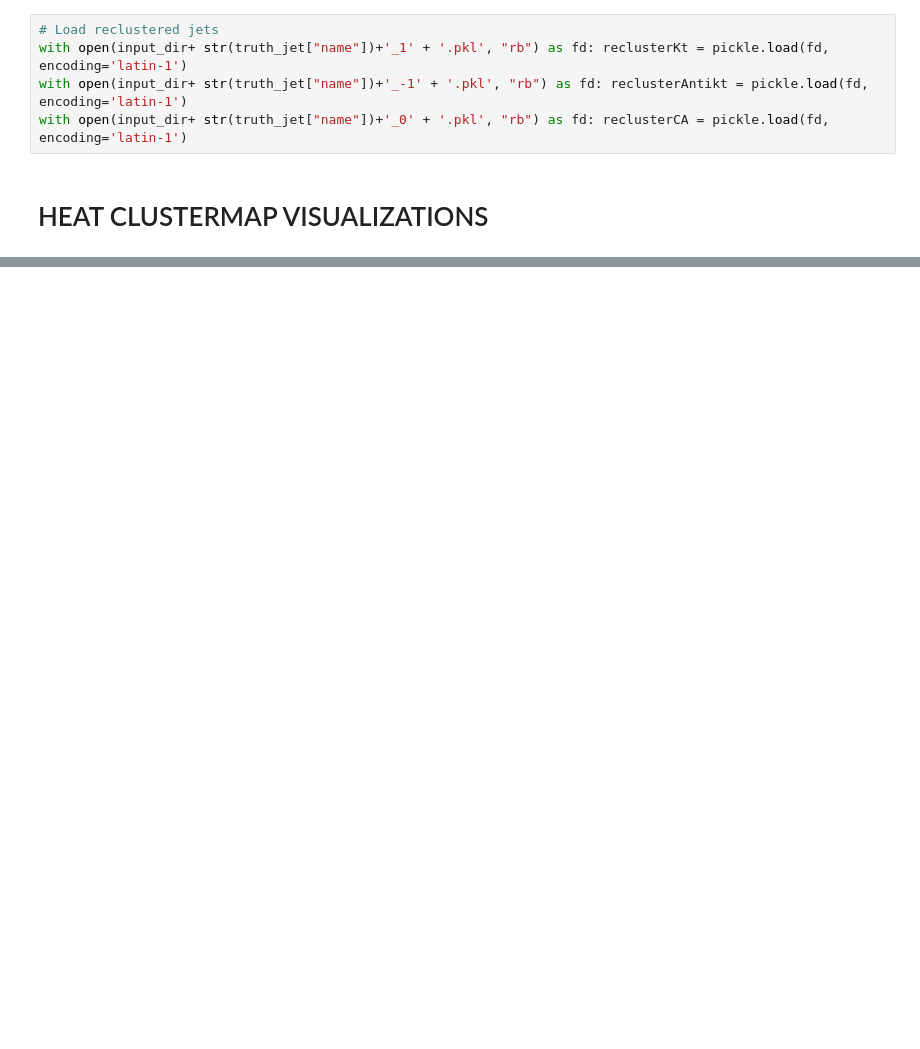
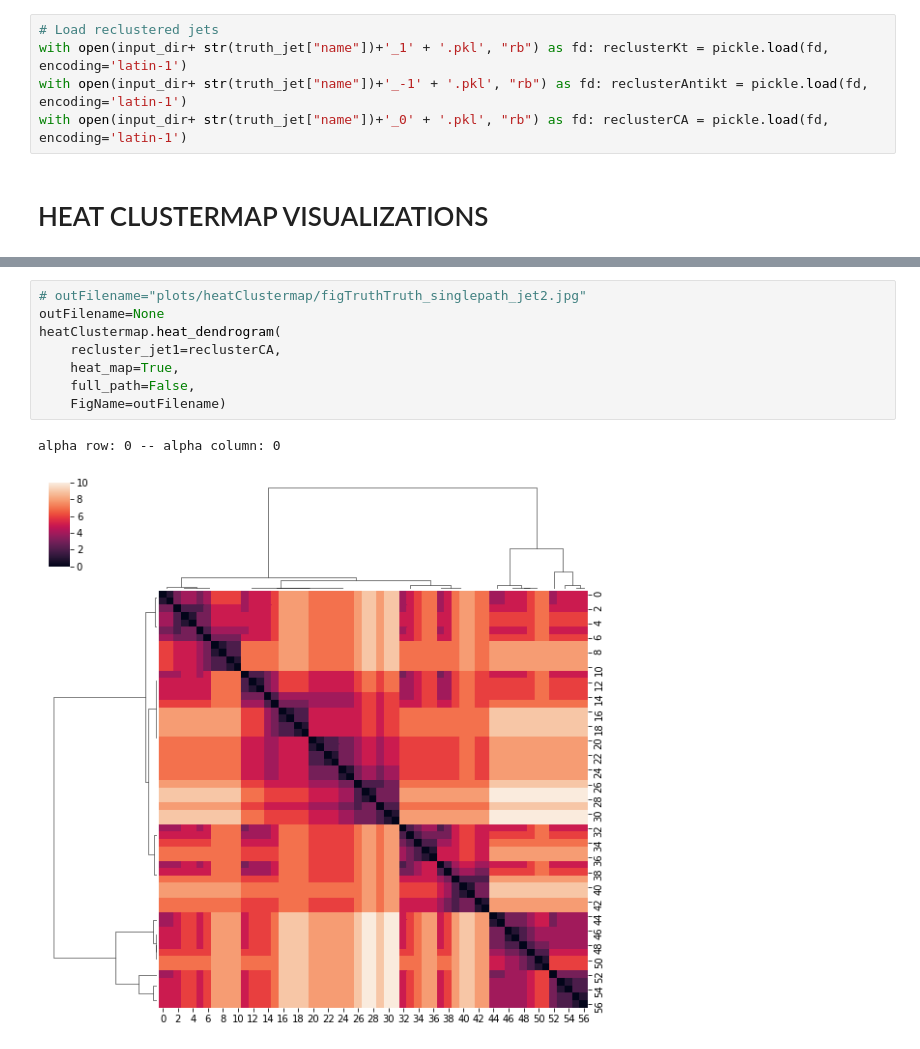
Before and after one commit to SebastianMacaluso/VisualizeBinaryTrees, a Jupyter notebook: visualizeClusterMap.ipynb, the cells around one changed output, grey strips where cells are left out. Saved outputs shown, nothing was run; the diff lists cells and outputs as text; blank space fills up the shorter version.

```diff
--- a/visualizeClusterMap.ipynb
+++ b/visualizeClusterMap.ipynb
@@ -63,0 +88,11 @@ with open(input_dir+ str(truth_jet["name"])+'_0' + '.pkl', "rb") as fd: recluste
+# %%
+# outFilename="plots/heatClustermap/figTruthTruth_singlepath_jet2.jpg"
+outFilename=None
+heatClustermap.heat_dendrogram(
+    recluster_jet1=reclusterCA,
+    heat_map=True,
+    full_path=False,
+    FigName=outFilename)
+# %% [output]
+alpha row: 0 -- alpha column: 0
+[figure, added]
```
Also changed, not shown: parts of 57 cells of this notebook, 15 other files.
